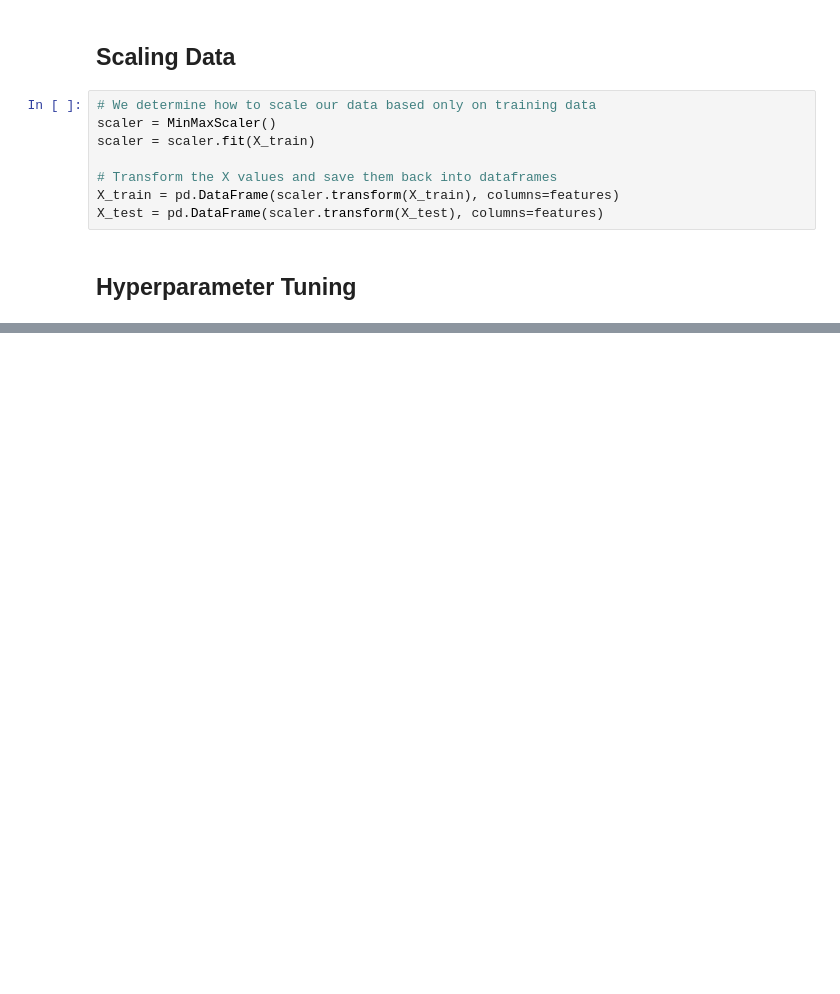
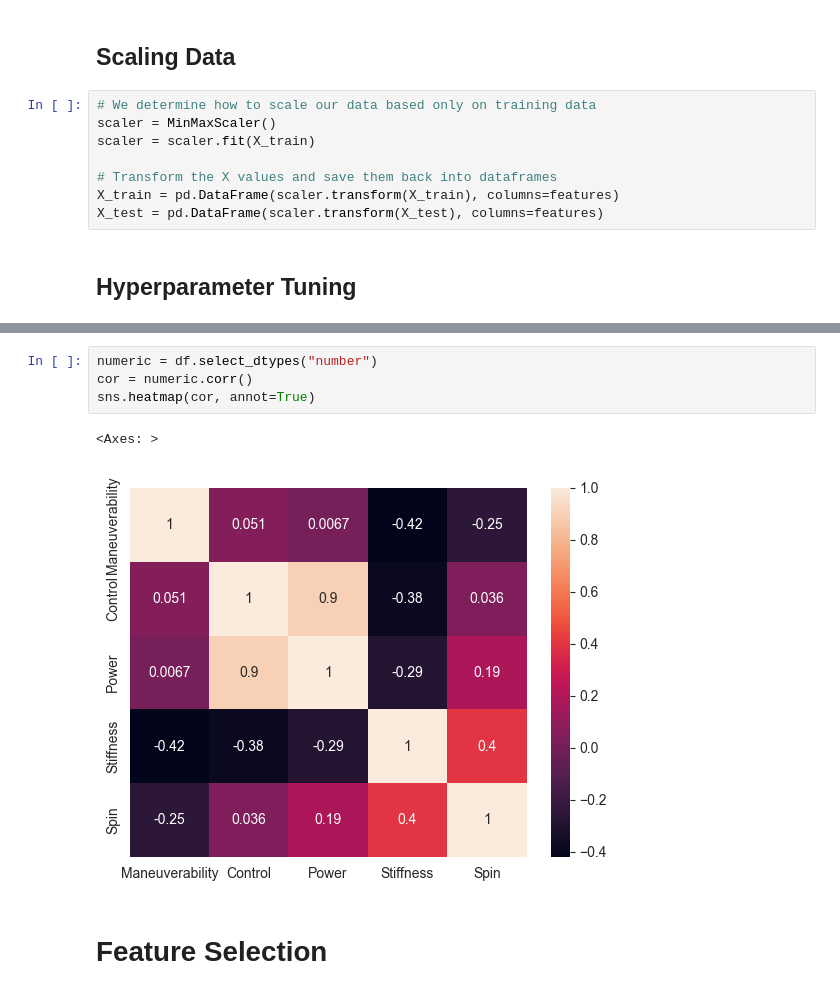
Before and after one commit to stefanperkovic/Racquet-Recommender, a Jupyter notebook: strings.ipynb, the cells around one changed output, grey strips where cells are left out. Saved outputs shown, nothing was run; the diff lists cells and outputs as text; blank space fills up the shorter version.

```diff
--- a/strings.ipynb
+++ b/strings.ipynb
@@ -195,0 +204,9 @@ KeyError: 'y'
+# %%
+numeric = df.select_dtypes("number")
+cor = numeric.corr()
+sns.heatmap(cor, annot=True)
+# %% [output]
+<Axes: >
+[figure, added]
+# %% [markdown]
+# Feature Selection
```
Also changed, not shown: parts of 16 cells of this notebook.
